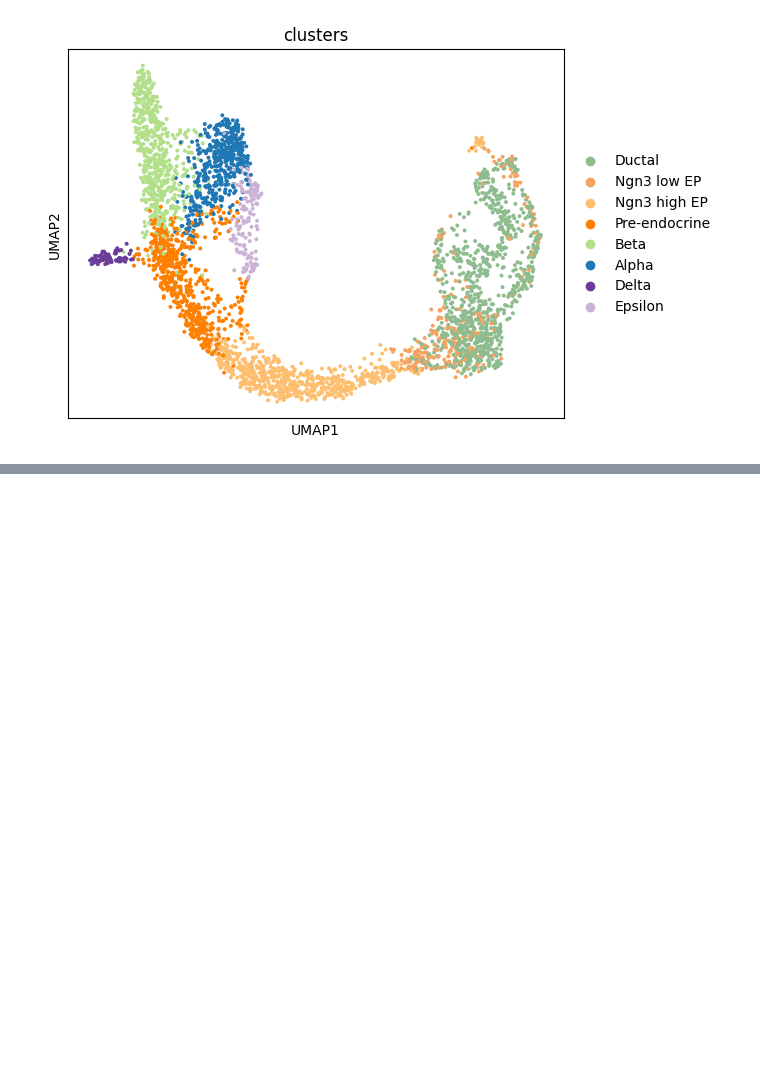
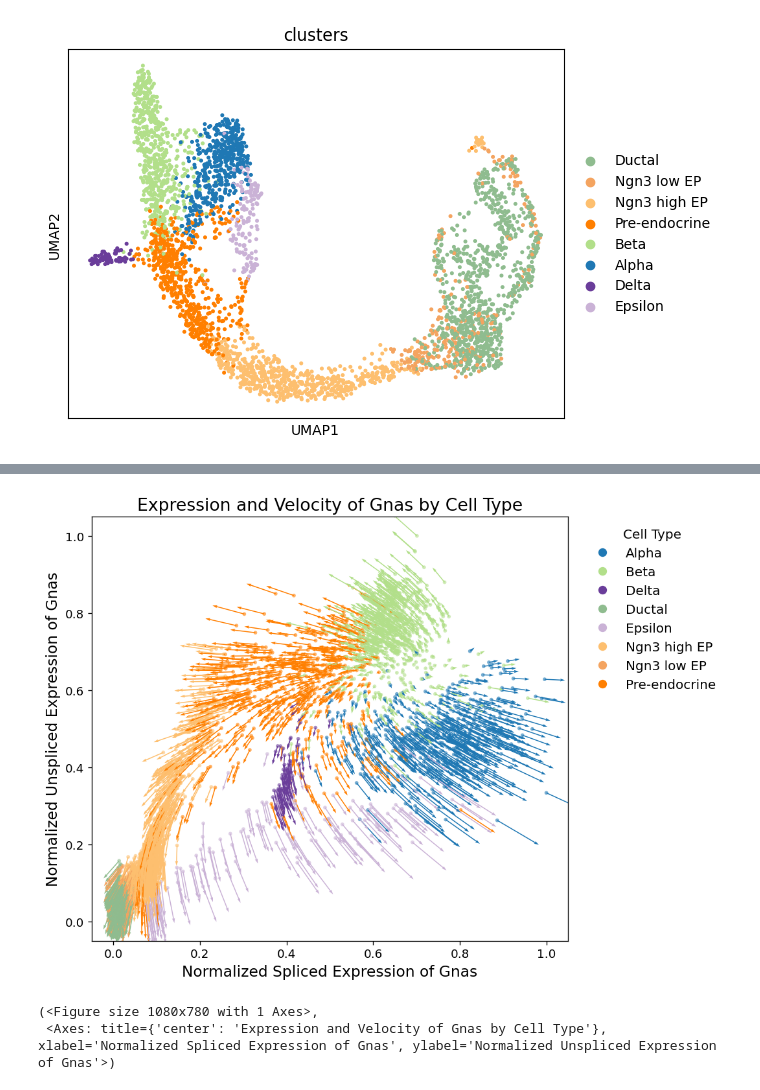
Before and after one commit to leonardogolinelli/lineageVI, a Jupyter notebook: notebooks/Tutorial.ipynb, the cells around one changed output, grey strips where cells are left out. Drawn from its saved outputs; the diff is of its cells as text; code cells hidden in the pictures; blank space fills up the shorter version.

```diff
--- a/notebooks/Tutorial.ipynb
+++ b/notebooks/Tutorial.ipynb
@@ -185,0 +207,6 @@ gp_adata = linvi.map_velocities(
+# %%
+lineagevi.plots.plot_phase_plane(adata, 'Gnas', u_scale=.1, s_scale=.1, alpha=1, head_width=0.02, head_length=0.03, length_includes_head=False)
+# %% [output]
+[figure, added]
+(<Figure size 1080x780 with 1 Axes>,
+ <Axes: title={'center': 'Expression and Velocity of Gnas by Cell Type'}, xlabel='Normalized Spliced Expression of Gnas', ylabel='Normalized Unspliced Expression of Gnas'>)
```
Also changed, not shown: parts of 15 cells of this notebook, 7 other files.
